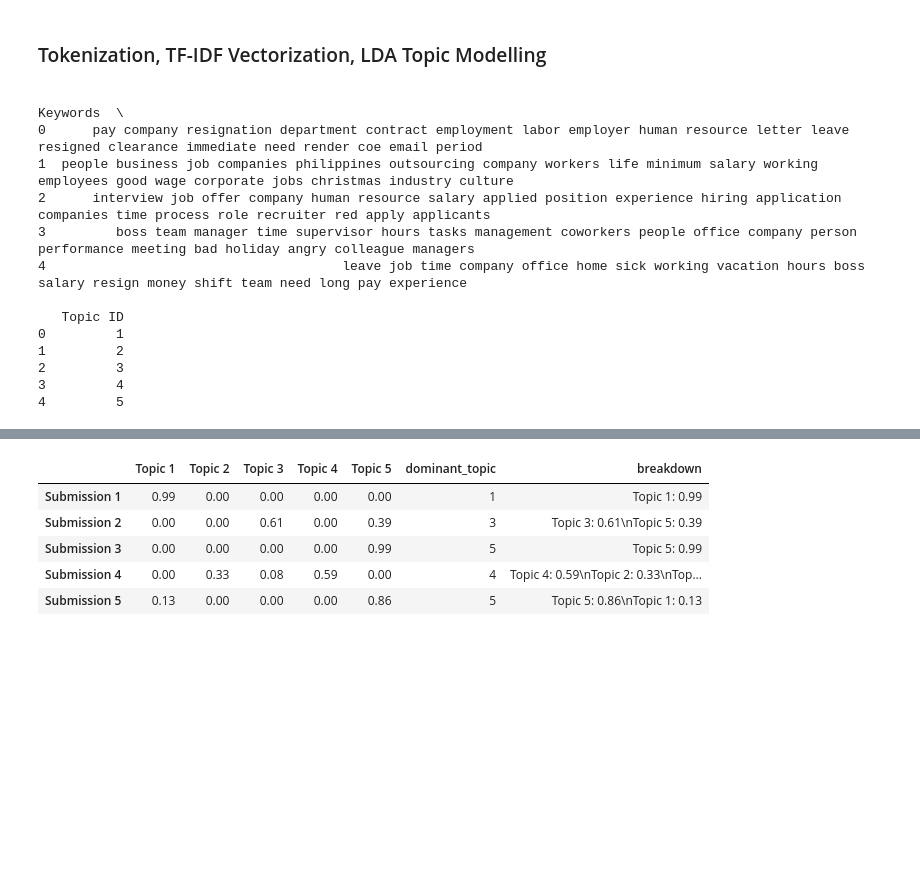
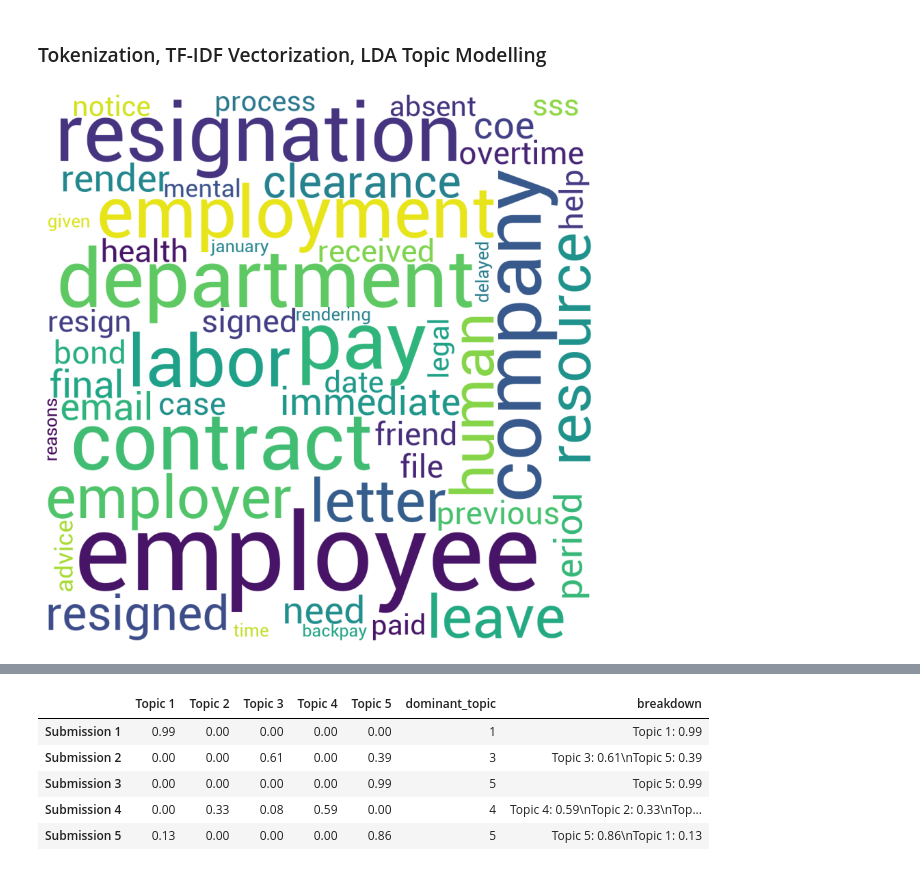
Before and after one commit to ark1tech/CS132-Preprocessing, a Jupyter notebook: processing/machine_learning.ipynb, the cells around one changed output, grey strips where cells are left out. Cells and saved outputs as stored; diff of their text form; code cells hidden in the pictures; blank space fills up the shorter version.

```diff
--- a/processing/machine_learning.ipynb
+++ b/processing/machine_learning.ipynb
@@ -61,28 +62,3 @@ lda = decomposition.LatentDirichletAllocation(n_components=n_topics, max_iter=35
                                               learning_method='online', learning_offset=55, n_jobs=1, random_state=420)
 W = lda.fit_transform(tf_vectors)
 H = lda.components_
-
-# Show top 15 relevant words for each topic
-
-num_words = 20
-vocab = np.array(tf_vectorizer.get_feature_names_out())
-top_words = lambda t: [vocab[i] for i in np.argsort(t)[:-num_words-1:-1]]
-topic_words = ([top_words(t) for t in H])
-topics = [' '.join(t) for t in topic_words]
-df_topics = pd.DataFrame(topics, columns=['Keywords'])
-df_topics['Topic ID'] = range(1, len(topics) + 1)
-print(df_topics)
-# %% [output]
-                                                                                                                                                          Keywords  \
-0      pay company resignation department contract employment labor employer human resource letter leave resigned clearance immediate need render coe email period
-1  people business job companies philippines outsourcing company workers life minimum salary working employees good wage corporate jobs christmas industry culture
-2      interview job offer company human resource salary applied position experience hiring application companies time process role recruiter red apply applicants
-3         boss team manager time supervisor hours tasks management coworkers people office company person performance meeting bad holiday angry colleague managers
-4                                      leave job time company office home sick working vacation hours boss salary resign money shift team need long pay experience
-
-   Topic ID
-0         1
-1         2
-2         3
-3         4
-4         5
@@ -90,0 +65,25 @@ df_topics.to_csv(f"../dataset/_compiled/Keywords.csv", index=False)
+# %%
+# Show top 100 relevant words for each topic
+
+num_words = 50
+vocab = np.array(tf_vectorizer.get_feature_names_out())
+top_words = lambda t: [vocab[i] for i in np.argsort(t)[:-num_words-1:-1]]
+topic_words = ([top_words(t) for t in H])
+topics = [' '.join(t) for t in topic_words]
+df_topics = pd.DataFrame(topics, columns=['Keywords'])
+df_topics['Topic ID'] = range(1, len(topics) + 1)
+# %%
+wordcloud = WordCloud(width = 1080, height = 1080,
+                background_color ='white',
+                font_path='https://raw.githubusercontent.com/openmaptiles/fonts/master/roboto/Roboto-Regular.ttf',
+                min_font_size = 12).generate(topics[0])
+
+# plot the WordCloud image
+plt.figure(figsize = (8, 8), facecolor = None)
+plt.imshow(wordcloud)
+plt.axis("off")
+plt.tight_layout(pad = 0)
+
+plt.show()
+# %% [output]
+[figure, added]
```
Also changed, not shown: parts of 8 cells of this notebook, 2 other files.
